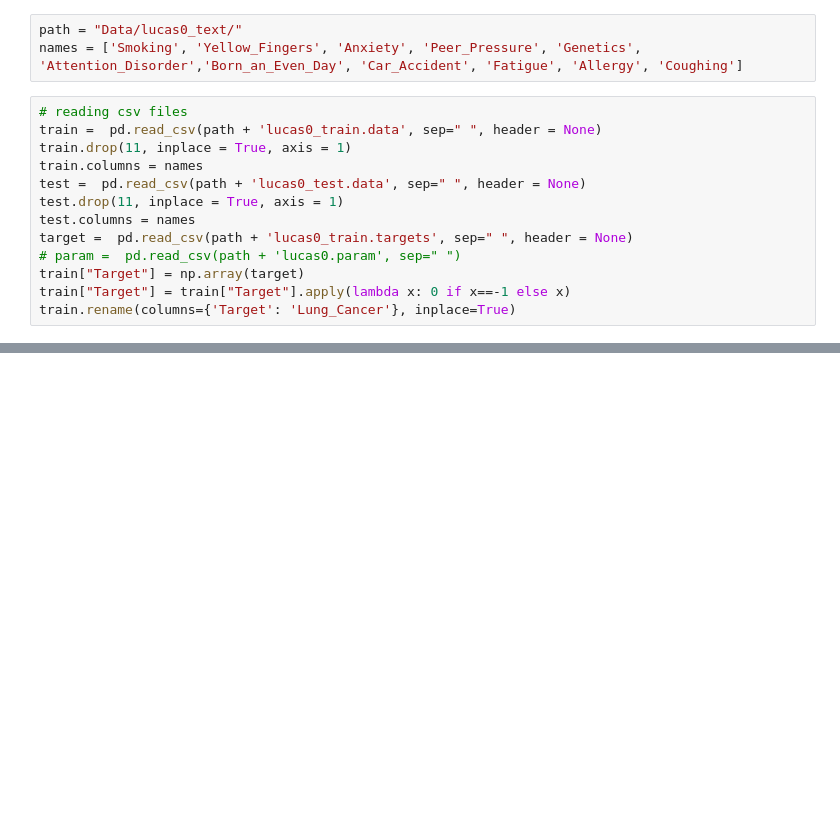
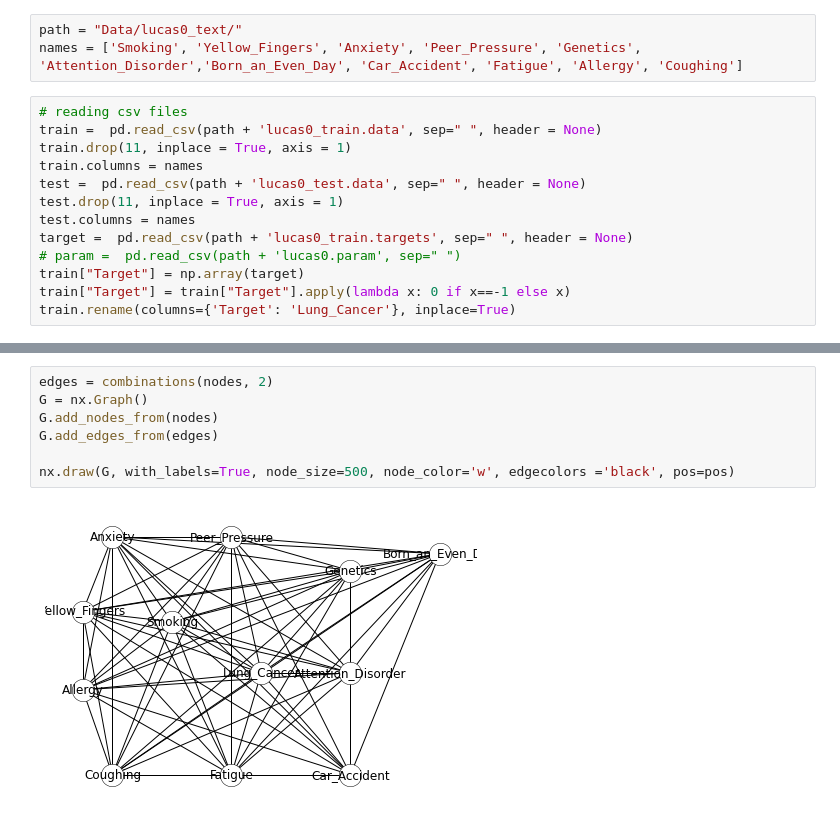
Before and after one commit to keerthybalan/CausalDS_LUCAS, a Jupyter notebook: PC_Causal.ipynb, the cells around one changed output, grey strips where cells are left out. Cells and saved outputs as stored; diff of their text form; blank space fills up the shorter version.

```diff
--- a/PC_Causal.ipynb
+++ b/PC_Causal.ipynb
@@ -51,0 +95,9 @@ train.rename(columns={'Target': 'Lung_Cancer'}, inplace=True)
+# %%
+edges = combinations(nodes, 2)
+G = nx.Graph()
+G.add_nodes_from(nodes)
+G.add_edges_from(edges)
+
+nx.draw(G, with_labels=True, node_size=500, node_color='w', edgecolors ='black', pos=pos)
+# %% [output]
+[figure, added]
```
Also changed, not shown: parts of 8 cells of this notebook.
